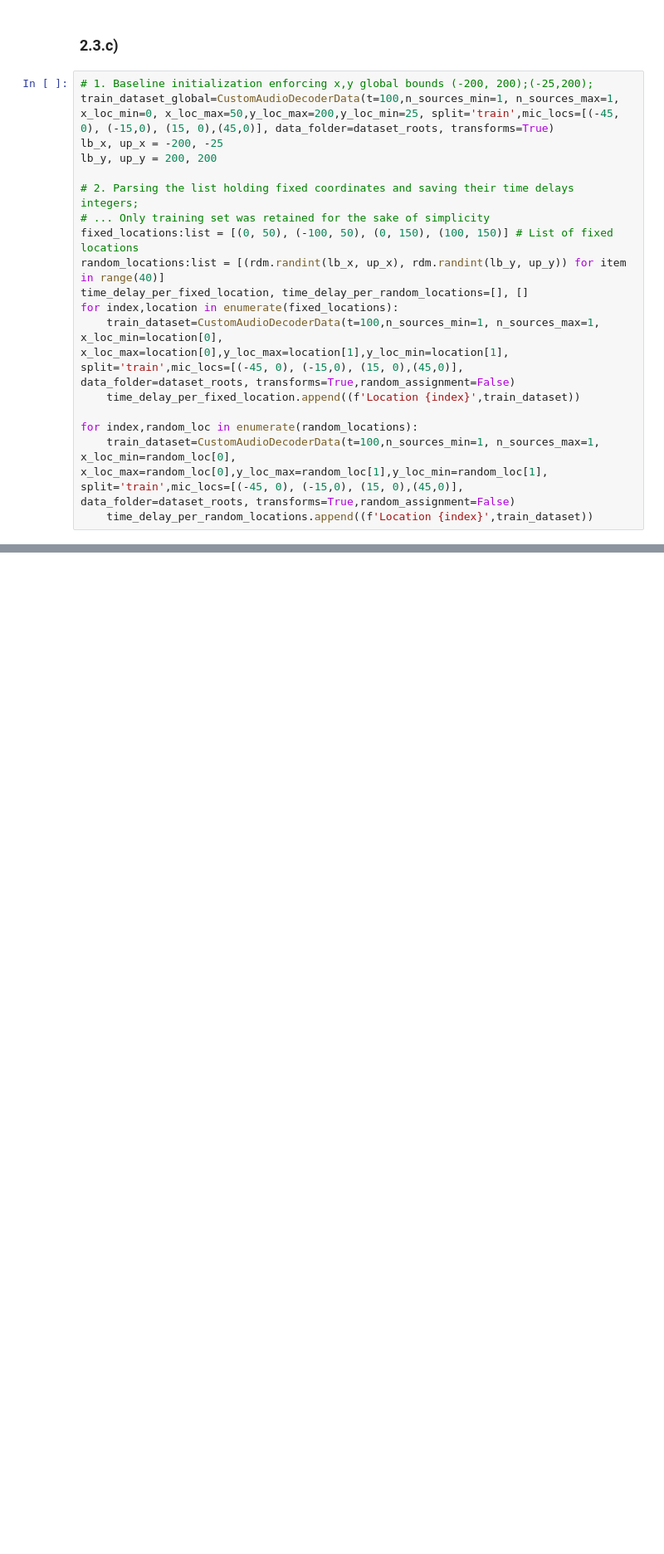
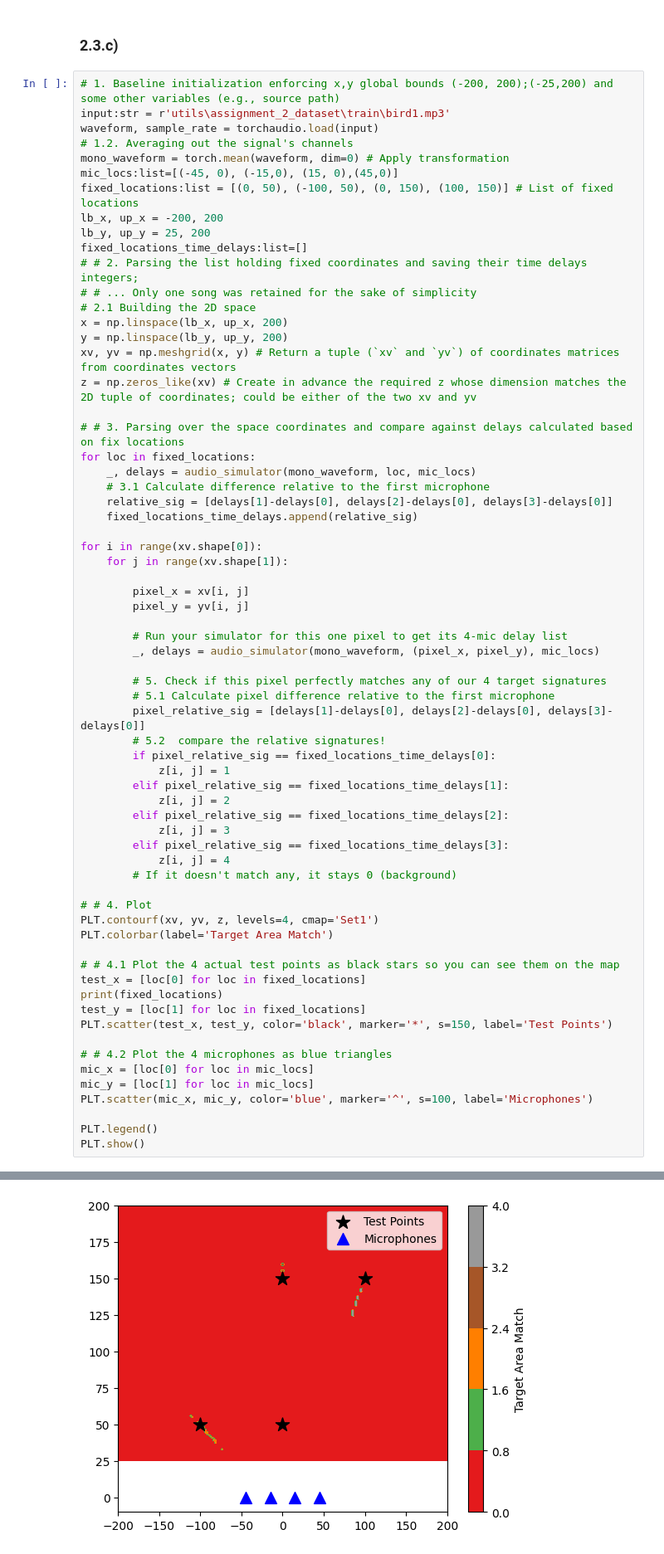
Before and after one commit to Christian-Stefan/Audio-Source-Localization-and-Isolation-using-CNN, a Jupyter notebook: assign2_part_3.ipynb, the cells around one changed output, grey strips where cells are left out. Shown at 83% size. Drawn from its saved outputs; the diff is of its cells as text; blank space fills up the shorter version.

```diff
--- a/assign2_part_3.ipynb
+++ b/assign2_part_3.ipynb
@@ -18,20 +18,69 @@ dataset_roots:dict = [r'utils\assignment_2_dataset\train',
 # %% [markdown]
 ### 2.3.c)
 # %%
-# 1. Baseline initialization enforcing x,y global bounds (-200, 200);(-25,200);
-train_dataset_global=CustomAudioDecoderData(t=100,n_sources_min=1, n_sources_max=1, x_loc_min=0, x_loc_max=50,y_loc_max=200,y_loc_min=25, split='train',mic_locs=[(-45, 0), (-15,0), (15, 0),(45,0)], data_folder=dataset_roots, transforms=True)
-lb_x, up_x = -200, -25
-lb_y, up_y = 200, 200
+# 1. Baseline initialization enforcing x,y global bounds (-200, 200);(-25,200) and some other variables (e.g., source path)
+input:str = r'utils\assignment_2_dataset\train\bird1.mp3'
+waveform, sample_rate = torchaudio.load(input)
+# 1.2. Averaging out the signal's channels
+mono_waveform = torch.mean(waveform, dim=0) # Apply transformation
+mic_locs:list=[(-45, 0), (-15,0), (15, 0),(45,0)]
+fixed_locations:list = [(0, 50), (-100, 50), (0, 150), (100, 150)] # List of fixed locations
+lb_x, up_x = -200, 200
+lb_y, up_y = 25, 200
+fixed_locations_time_delays:list=[]
+# # 2. Parsing the list holding fixed coordinates and saving their time delays integers;
+# # ... Only one song was retained for the sake of simplicity
+# 2.1 Building the 2D space
+x = np.linspace(lb_x, up_x, 200)
+y = np.linspace(lb_y, up_y, 200)
+xv, yv = np.meshgrid(x, y) # Return a tuple (`xv` and `yv`) of coordinates matrices from coordinates vectors
+z = np.zeros_like(xv) # Create in advance the required z whose dimension matches the 2D tuple of coordinates; could be either of the two xv and yv
 
-# 2. Parsing the list holding fixed coordinates and saving their time delays integers;
-# ... Only training set was retained for the sake of simplicity
-fixed_locations:list = [(0, 50), (-100, 50), (0, 150), (100, 150)] # List of fixed locations
-random_locations:list = [(rdm.randint(lb_x, up_x), rdm.randint(lb_y, up_y)) for item in range(40)]
-time_delay_per_fixed_location, time_delay_per_random_locations=[], []
-for index,location in enumerate(fixed_locations):
-    train_dataset=CustomAudioDecoderData(t=100,n_sources_min=1, n_sources_max=1, x_loc_min=location[0], x_loc_max=location[0],y_loc_max=location[1],y_loc_min=location[1], split='train',mic_locs=[(-45, 0), (-15,0), (15, 0),(45,0)], data_folder=dataset_roots, transforms=True,random_assignment=False)
-    time_delay_per_fixed_location.append((f'Location {index}',train_dataset))
+# # 3. Parsing over the space coordinates and compare against delays calculated based on fix locations
+for loc in fixed_locations:
+    _, delays = audio_simulator(mono_waveform, loc, mic_locs)
+    # 3.1 Calculate difference relative to the first microphone
+    relative_sig = [delays[1]-delays[0], delays[2]-delays[0], delays[3]-delays[0]]
+    fixed_locations_time_delays.append(relative_sig)
 
-for index,random_loc in enumerate(random_locations):
-    train_dataset=CustomAudioDecoderData(t=100,n_sources_min=1, n_sources_max=1, x_loc_min=random_loc[0], x_loc_max=random_loc[0],y_loc_max=random_loc[1],y_loc_min=random_loc[1], split='train',mic_locs=[(-45, 0), (-15,0), (15, 0),(45,0)], data_folder=dataset_roots, transforms=True,random_assignment=False)
-    time_delay_per_random_locations.append((f'Location {index}',train_dataset))
+for i in range(xv.shape[0]):
+    for j in range(xv.shape[1]):
+
+        pixel_x = xv[i, j]
+        pixel_y = yv[i, j]
+
+        # Run your simulator for this one pixel to get its 4-mic delay list
+        _, delays = audio_simulator(mono_waveform, (pixel_x, pixel_y), mic_locs)
+
+        # 5. Check if this pixel perfectly matches any of our 4 target signatures
+        # 5.1 Calculate pixel difference relative to the first microphone
+        pixel_relative_sig = [delays[1]-delays[0], delays[2]-delays[0], delays[3]-delays[0]]
+        # 5.2  compare the relative signatures!
+        if pixel_relative_sig == fixed_locations_time_delays[0]:
+            z[i, j] = 1
+        elif pixel_relative_sig == fixed_locations_time_delays[1]:
+            z[i, j] = 2
+        elif pixel_relative_sig == fixed_locations_time_delays[2]:
+            z[i, j] = 3
+        elif pixel_relative_sig == fixed_locations_time_delays[3]:
+            z[i, j] = 4
+        # If it doesn't match any, it stays 0 (background)
+
+# # 4. Plot
+PLT.contourf(xv, yv, z, levels=4, cmap='Set1')
+PLT.colorbar(label='Target Area Match')
+
+# # 4.1 Plot the 4 actual test points as black stars so you can see them on the map
+test_x = [loc[0] for loc in fixed_locations]
+print(fixed_locations)
+test_y = [loc[1] for loc in fixed_locations]
+PLT.scatter(test_x, test_y, color='black', marker='*', s=150, label='Test Points')
+
+# # 4.2 Plot the 4 microphones as blue triangles
+mic_x = [loc[0] for loc in mic_locs]
+mic_y = [loc[1] for loc in mic_locs]
+PLT.scatter(mic_x, mic_y, color='blue', marker='^', s=100, label='Microphones')
+
+PLT.legend()
+PLT.show()
+# %% [output]
@@ -37,0 +88 @@ for index,random_loc in enumerate(random_locations):
+[figure, added]
```
Also changed, not shown: parts of 4 cells of this notebook.
